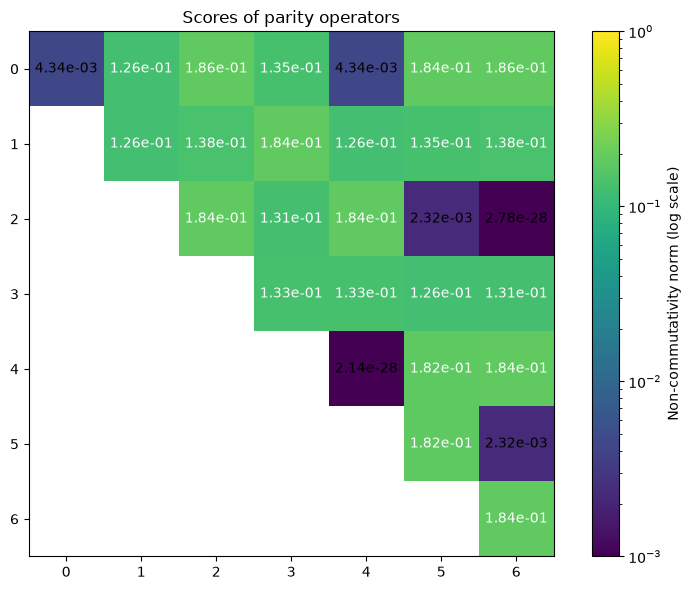
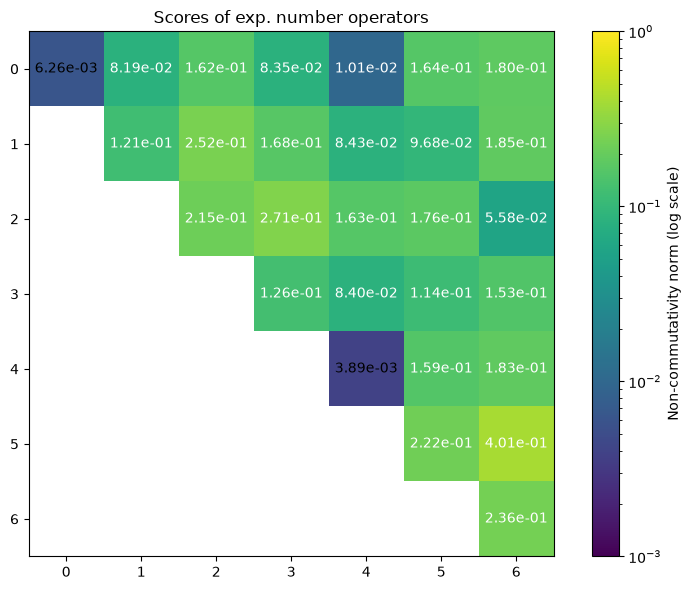
The notebook cell's code change between the first figure and the second:
--- before
+++ after
@@ -52,4 +52,9 @@
 # Operators are SciPy's matrix-free linear operator: a lightweight wrapper that knows how to apply the (sparse) operator to a vector. Can also use @, eigsh, ... with it. Good to keep in mind!
 
+# efficiently exponentiated numbers exp(i * pi * number operator/max eval).
+# Aim is to treat all sectors on the same footing when evaluating scores.
+one_orb_expnum_operators = [cluster_number.from_num_operator_to_expnum_operator(op, 2) for op in one_orb_num_operators]
+two_orb_expnum_operators = [cluster_number.from_num_operator_to_expnum_operator(op, 4) for op in two_orb_num_operators]
+
 # parities
 one_orb_par_operators = parities(norb, nelec) # Aleksey's implementation
@@ -71,8 +76,12 @@
 nc_scores_num = utils.get_heatmap_data(h, fci_state, norb, one_orb_num_operators, two_orb_num_operators, upscale_factor=1)
 
+nc_scores_expnum = utils.get_heatmap_data(h, fci_state, norb, one_orb_expnum_operators, two_orb_expnum_operators, upscale_factor=1)
+
 nc_scores_par = utils.get_heatmap_data(h, fci_state, norb, one_orb_par_operators, two_orb_par_operators, upscale_factor=1)
 
 # --- Step 2.5: Visualize the non-commutativity heatmaps ---
 utils.show_heatmap(nc_scores_num, vmin=1e-3, vmax=1e0, title='Scores of number operators')
+
+utils.show_heatmap(nc_scores_expnum, vmin=1e-3, vmax=1e0, title='Scores of exp. number operators')
 
 utils.show_heatmap(nc_scores_par, vmin=1e-3, vmax=1e0, title='Scores of parity operators')

Commit: added exp(iN)